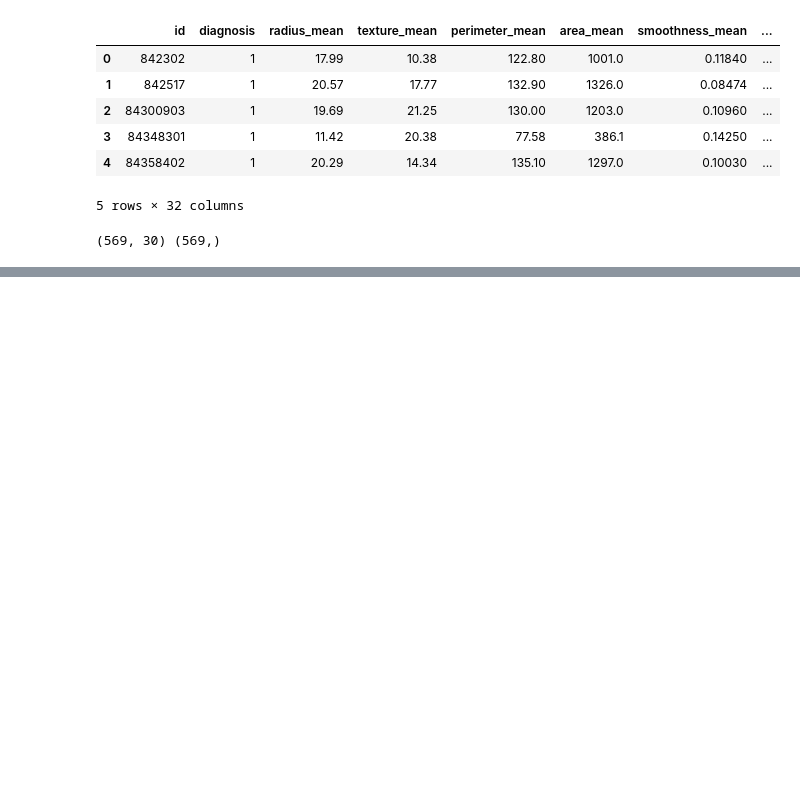
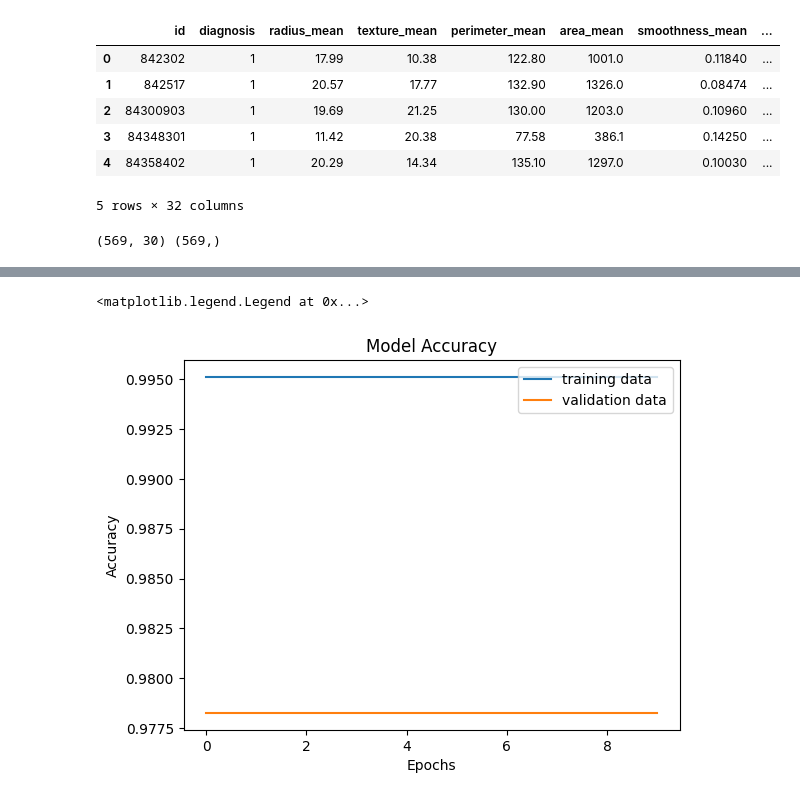
Before and after one commit to Joshit-innit/DeepLearning, a Jupyter notebook: BreastCancerPredictionDeepLearning.ipynb, the cells around one changed output, grey strips where cells are left out. Drawn from its saved outputs; the diff is of its cells as text; code cells hidden in the pictures; blank space fills up the shorter version.

```diff
--- a/BreastCancerPredictionDeepLearning.ipynb
+++ b/BreastCancerPredictionDeepLearning.ipynb
@@ -81,6 +82,10 @@ print(x.shape, y.shape)
 (569, 30) (569,)
 # %%
 x_train, x_test, y_train, y_test = train_test_split(x, y, random_state=1234, test_size=0.2)
+# %%
+ss = StandardScaler()
+x_train_ss = ss.fit_transform(x_train)
+x_test_ss = ss.transform(x_test)
 # %%
 tf.random.set_seed(12)
 # %%
@@ -99,7 +104,9 @@ model = keras.Sequential([
 model.compile(
     optimizer='adam',
     metrics=['accuracy'],
-    lose='sparase_categorical_crossentropy'
+    loss='sparse_categorical_crossentropy'
 )
 
-# the lose function here use is for is for categorical data result
+# the loss function here use is for is for categorical data result
+# %%
+history = model.fit(x_train_ss, y_train, validation_split=0.1, epochs=10)
@@ -105,0 +134,11 @@ model.compile(
+# %%
+
+plt.plot(history.history['accuracy'])
+plt.plot(history.history['val_accuracy'])
+plt.title("Model Accuracy")
+plt.ylabel("Accuracy")
+plt.xlabel("Epochs")
+plt.legend(['training data', 'validation data'], loc='upper right')
+# %% [output]
+<matplotlib.legend.Legend at 0x...>
+[figure, added]
```
Also changed, not shown: parts of 2 cells of this notebook.
